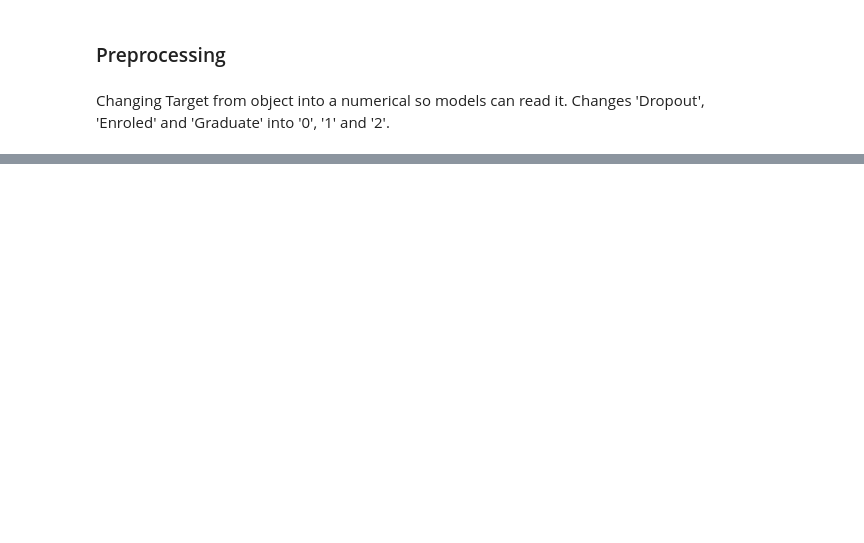
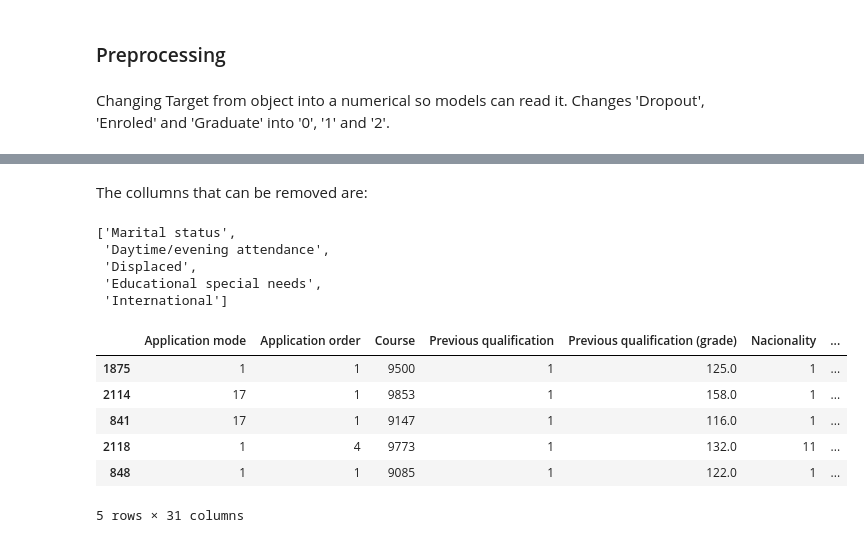
Before and after one commit to Wetsao/IA-Predict-Student-Dropout, a Jupyter notebook: predict_dropout.ipynb, the cells around one changed output, grey strips where cells are left out. Cells and saved outputs as stored; diff of their text form; code cells hidden in the pictures; blank space fills up the shorter version.

```diff
--- a/predict_dropout.ipynb
+++ b/predict_dropout.ipynb
@@ -330,0 +392,15 @@ df.head()
+# %%
+X = df.drop("Target", axis=1)
+y = df["Target"]
+
+X_train, X_test, y_train_str, y_test_str = train_test_split(
+    X, y, test_size=0.2, stratify=y, random_state=42
+)
+
+
+
+
+le = LabelEncoder()
+le.fit(y_train_str)
+y_train = le.transform(y_train_str)
+y_test  = le.transform(y_test_str)
@@ -330,0 +431,12 @@ df.head()
+# %%
+chi2_result = chi2(X_train[categorical], y_train)
+
+chi_scores = pd.Series(chi2_result[0], categorical)
+p_values = pd.Series(chi2_result[1], categorical)
+
+results = pd.DataFrame({
+    'Chi2 Score': chi_scores,
+    'p-value': p_values
+}).sort_values(by='p-value')
+
+print(results)
@@ -330,0 +503,25 @@ df.head()
+# %% [markdown]
+The collumns that can be removed are:
+# %%
+null_cols
+# %% [output]
+['Marital status',
+ 'Daytime/evening attendance',
+ 'Displaced',
+ 'Educational special needs',
+ 'International']
+# %%
+# drop the columns that are irrelevante to the prediction
+X_train.drop(labels= null_cols, axis=1, inplace=True)
+
+
+
+X_train.head()
+# %% [output]
+|  | Application mode | Application order | Course | Previous qualification | Previous qualification (grade) | Nacionality | ... |
+| 1875 | 1 | 1 | 9500 | 1 | 125.0 | 1 | ... |
+| 2114 | 17 | 1 | 9853 | 1 | 158.0 | 1 | ... |
+| 841 | 17 | 1 | 9147 | 1 | 116.0 | 1 | ... |
+| 2118 | 1 | 4 | 9773 | 1 | 132.0 | 11 | ... |
+| 848 | 1 | 1 | 9085 | 1 | 122.0 | 1 | ... |
+5 rows × 31 columns
```
Also changed, not shown: parts of 28 cells of this notebook.
